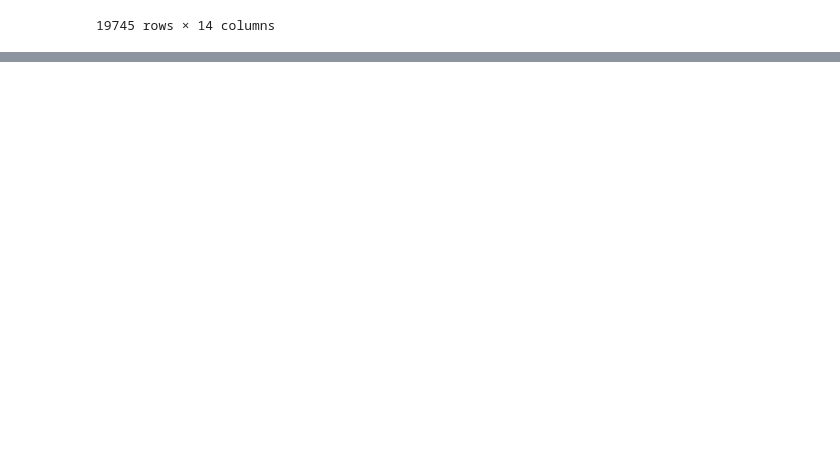
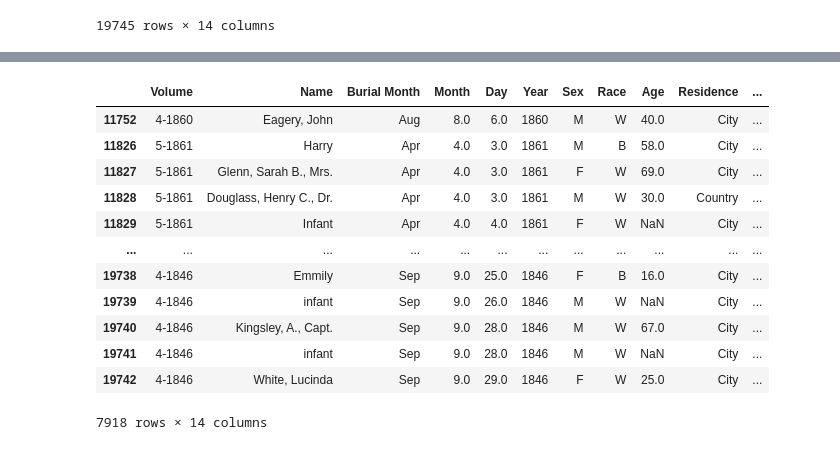
Before and after one commit to NSS-Data-Analytics-Cohort-10/advanced-pandas-Daniel-Hoover, a Jupyter notebook: Notebooks/advpandas.ipynb, the cells around one changed output, grey strips where cells are left out. Saved outputs shown, nothing was run; the diff lists cells and outputs as text; code cells hidden in the pictures; blank space fills up the shorter version.

```diff
--- a/Notebooks/advpandas.ipynb
+++ b/Notebooks/advpandas.ipynb
@@ -190 +193,18 @@ Name: Year, Length: 19745, dtype: int32
+# %%
+filter_years=ccdf.loc[ccdf['Year'].between(1846,1861)]
+filter_years
+# %% [output]
+|  | Volume | Name | Burial Month | Month | Day | Year | Sex | Race | Age | Residence | ... |
+| 11752 | 4-1860 | Eagery, John | Aug | 8.0 | 6.0 | 1860 | M | W | 40.0 | City | ... |
+| 11826 | 5-1861 | Harry | Apr | 4.0 | 3.0 | 1861 | M | B | 58.0 | City | ... |
+| 11827 | 5-1861 | Glenn, Sarah B., Mrs. | Apr | 4.0 | 3.0 | 1861 | F | W | 69.0 | City | ... |
+| 11828 | 5-1861 | Douglass, Henry C., Dr. | Apr | 4.0 | 3.0 | 1861 | M | W | 30.0 | Country | ... |
+| 11829 | 5-1861 | Infant | Apr | 4.0 | 4.0 | 1861 | F | W | NaN | City | ... |
+| ... | ... | ... | ... | ... | ... | ... | ... | ... | ... | ... | ... |
+| 19738 | 4-1846 | Emmily | Sep | 9.0 | 25.0 | 1846 | F | B | 16.0 | City | ... |
+| 19739 | 4-1846 | infant | Sep | 9.0 | 26.0 | 1846 | M | W | NaN | City | ... |
+| 19740 | 4-1846 | Kingsley, A., Capt. | Sep | 9.0 | 28.0 | 1846 | M | W | 67.0 | City | ... |
+| 19741 | 4-1846 | infant | Sep | 9.0 | 28.0 | 1846 | M | W | NaN | City | ... |
+| 19742 | 4-1846 | White, Lucinda | Sep | 9.0 | 29.0 | 1846 | F | W | 25.0 | City | ... |
+7918 rows × 14 columns
 # %%
```
Also changed, not shown: parts of 14 cells of this notebook.
